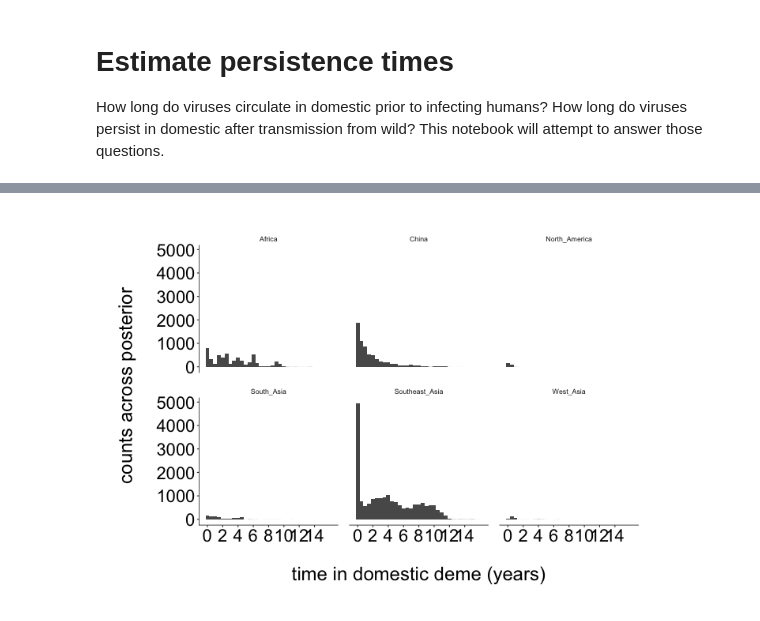
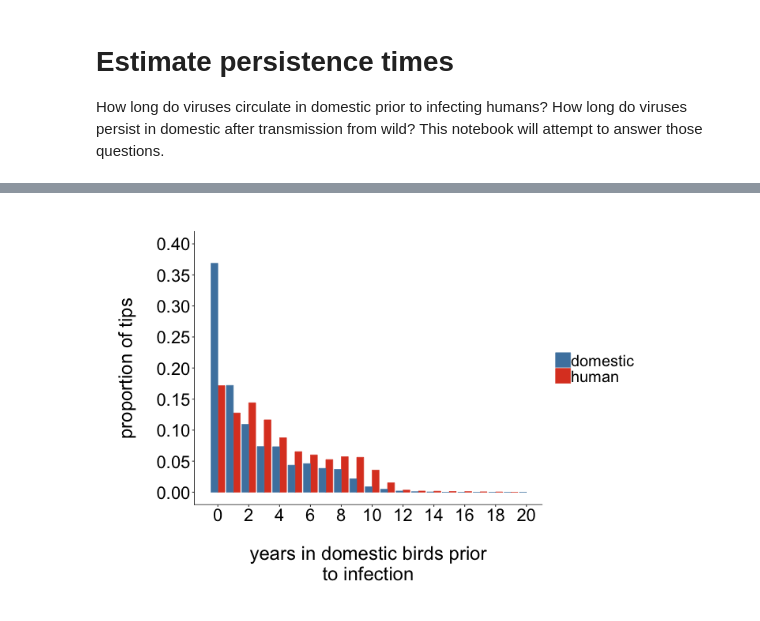
Before and after one commit to lmoncla/h5n1-host-classification, a Jupyter notebook: beast/persistence-times.ipynb, the cells around one changed output, grey strips where cells are left out. Cells and saved outputs as stored; diff of their text form; code cells hidden in the pictures.

```diff
--- a/beast/persistence-times.ipynb
+++ b/beast/persistence-times.ipynb
@@ -228,0 +335,11 @@ p
+# %%
+# read dataframe back in
+domestic_path = to_run['trees'].replace(".trees",".trees.domestic.persistence-times-2021-12-03.tsv")
+dom_df = pd.read_csv(domestic_path, sep="\t")
+
+human_path = to_run['trees'].replace(".trees",".trees.persistence-times-2021-09-01.tsv")
+human_df = pd.read_csv(human_path, sep="\t")
+# %%
+human_df_dom_only = human_df[human_df['time_in_domestic'] > 0]
+human_proportions_df = convert_df_to_proportions_df(human_df_dom_only)
+human_proportions_df.head()
@@ -228,0 +353,4 @@ p
+# %%
+dom_df_dom_only = dom_df[dom_df['time_in_domestic'] > 0]
+dom_proportions_df = convert_df_to_proportions_df(dom_df_dom_only)
+dom_proportions_df.head()
@@ -228,0 +384,6 @@ p
+# %%
+human_proportions_df['host_tip'] = "human"
+dom_proportions_df['host_tip'] = 'domestic'
+combined_proportions_df = human_proportions_df.append(dom_proportions_df)
+print(len(combined_proportions_df))
+combined_proportions_df.head()
@@ -229,39 +398,41 @@ p
 # %%
-%%R -w 800 -h 500 -u px -i df,label,current_date,human_color,wild_color,domestic_color # this sets the size of the plot...otherwise, it will go off the page
+%%R -w 800 -h 500 -u px -i combined_proportions_df,label,host_tip_state,current_date,human_color,wild_color,domestic_color # this sets the size of the plot...otherwise, it will go off the page
 
 require(ggplot2)
 library(ggplot2)
 library(RColorBrewer)
 
-output_filename = paste("persistence-times-by-region-",label,"-",current_date,".pdf", sep="")
+output_filename = paste("persistence-times-",current_date,".pdf", sep="")
 
-p <- ggplot(data=df, aes(x=time_in_domestic)) +
-    geom_histogram(binwidth=0.5)+
-    facet_wrap(~region)+
+p <- ggplot(data=combined_proportions_df, aes(x=n_years, y=proportion_of_events, color=host_tip, fill=host_tip)) +
+    geom_col(position="dodge", size=0.3)+
+    #facet_wrap(~region)+
     #geom_point(size=1, alpha=0.6)+
     #geom_boxplot()+
     #geom_line(stat="count")+
-    labs(x="\ntime in domestic deme (years)", y="counts across posterior\n")+
-    #scale_y_continuous(breaks=seq(0,0.2,0.05), limits=c(0,0.2))+
-    scale_x_continuous(breaks=seq(0,15,2))+
+    scale_color_manual(values=c("human"=human_color, "domestic"=domestic_color))+
+    scale_fill_manual(values=c("human"=human_color, "domestic"=domestic_color))+
+    labs(x=paste("\nyears in domestic birds prior\nto infection"), y="proportion of tips\n")+
+    scale_y_continuous(breaks=seq(0,0.4,0.05), limits=c(0,0.4))+
+    scale_x_continuous(breaks=seq(0,20,2), limits=c(-0.5,20))+
     theme(panel.grid.major=element_line(colour=NA,size=NA))+
     theme(panel.grid.minor=element_line(colour=NA,size=NA))+
     theme(strip.background = element_rect(colour=NA, fill=NA))+
     theme(axis.line.x=element_line(colour="black"))+
     theme(axis.line.y=element_line(colour="black"))+
     theme(axis.title=element_text(size=24, vjust=5))+
     theme(axis.text.y=element_text(size=22, colour="black"))+
     theme(axis.text.x=element_text(size=22, colour="black", hjust=0.5))+
     theme(legend.text=element_text(size=20))+
     theme(legend.title=element_blank())+
     theme(panel.margin=unit(1, "lines"))+
     theme(plot.margin=unit(c(1,4,1,1),"cm"))+
     theme(legend.key.size=unit(0.7, "cm"))+
     theme(panel.background=element_rect(fill=NA))+
     theme(legend.key=element_rect(fill=NA))
     ##theme(legend.position = c(legend_x, legend_y))
 
-ggsave(output_filename, width = 12, height = 6, device = "pdf", path = "figures", dpi = 300)
+ggsave(output_filename, width = 10, height = 6, device = "pdf", path = "figures", dpi = 300)
 p
 # %% [output]
-[figure, old version]
+[figure, new version]
```
Also changed, not shown: parts of 40 cells of this notebook, 11 other files.
